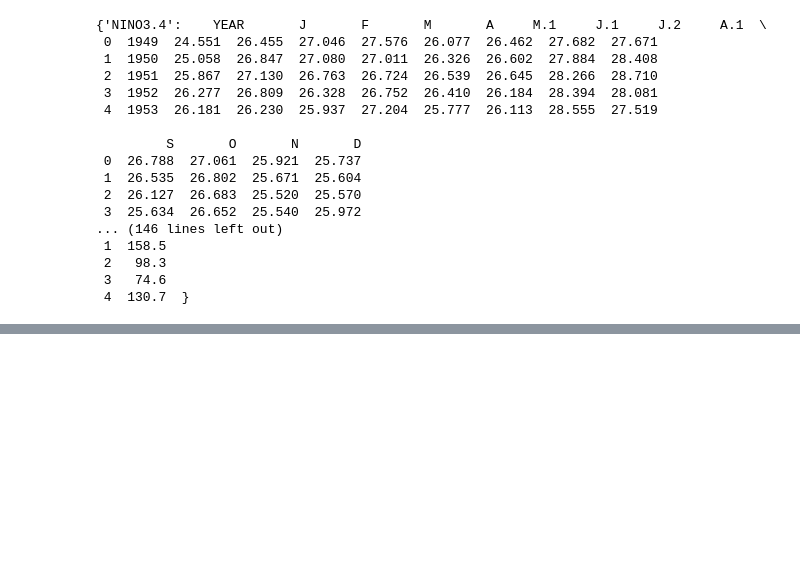
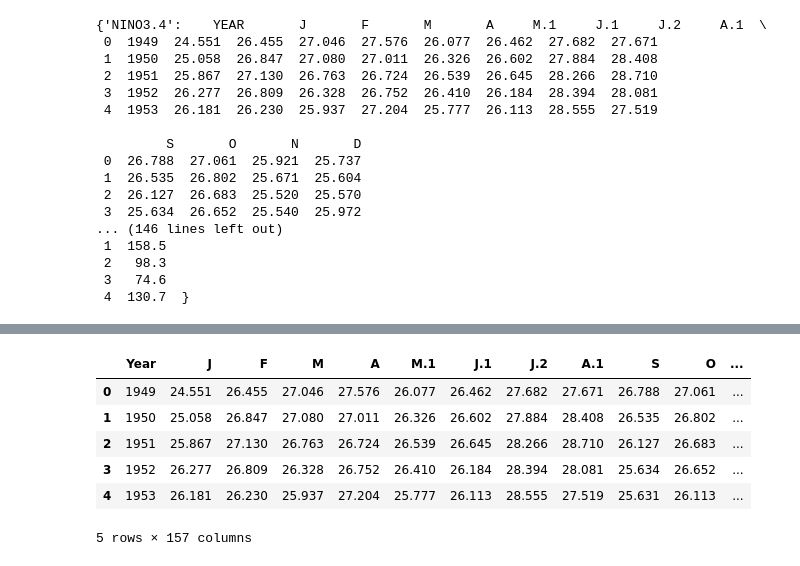
Before and after one commit to Antoine-Nchore/weather_1, a Jupyter notebook: met.ipynb, the cells around one changed output, grey strips where cells are left out. Drawn from its saved outputs; the diff is of its cells as text; code cells hidden in the pictures; blank space fills up the shorter version.

Commit message:
merged data

```diff
--- a/met.ipynb
+++ b/met.ipynb
@@ -118,0 +158,16 @@ data_previews
+# %%
+for sheet, df in data_frames.items():
+    df.rename(columns={df.columns[0]: "Year"}, inplace=True)
+merged_data = data_frames[sheet_names[0]]
+for sheet in sheet_names[1:]:
+    merged_data = pd.merge(merged_data, data_frames[sheet], on="Year", how="outer")
+
+merged_data.head()
+# %% [output]
+|  | Year | J | F | M | A | M.1 | J.1 | J.2 | A.1 | S | O | ... |
+| 0 | 1949 | 24.551 | 26.455 | 27.046 | 27.576 | 26.077 | 26.462 | 27.682 | 27.671 | 26.788 | 27.061 | ... |
+| 1 | 1950 | 25.058 | 26.847 | 27.080 | 27.011 | 26.326 | 26.602 | 27.884 | 28.408 | 26.535 | 26.802 | ... |
+| 2 | 1951 | 25.867 | 27.130 | 26.763 | 26.724 | 26.539 | 26.645 | 28.266 | 28.710 | 26.127 | 26.683 | ... |
+| 3 | 1952 | 26.277 | 26.809 | 26.328 | 26.752 | 26.410 | 26.184 | 28.394 | 28.081 | 25.634 | 26.652 | ... |
+| 4 | 1953 | 26.181 | 26.230 | 25.937 | 27.204 | 25.777 | 26.113 | 28.555 | 27.519 | 25.631 | 26.113 | ... |
+5 rows × 157 columns
```
Also changed, not shown: parts of 2 cells of this notebook.
